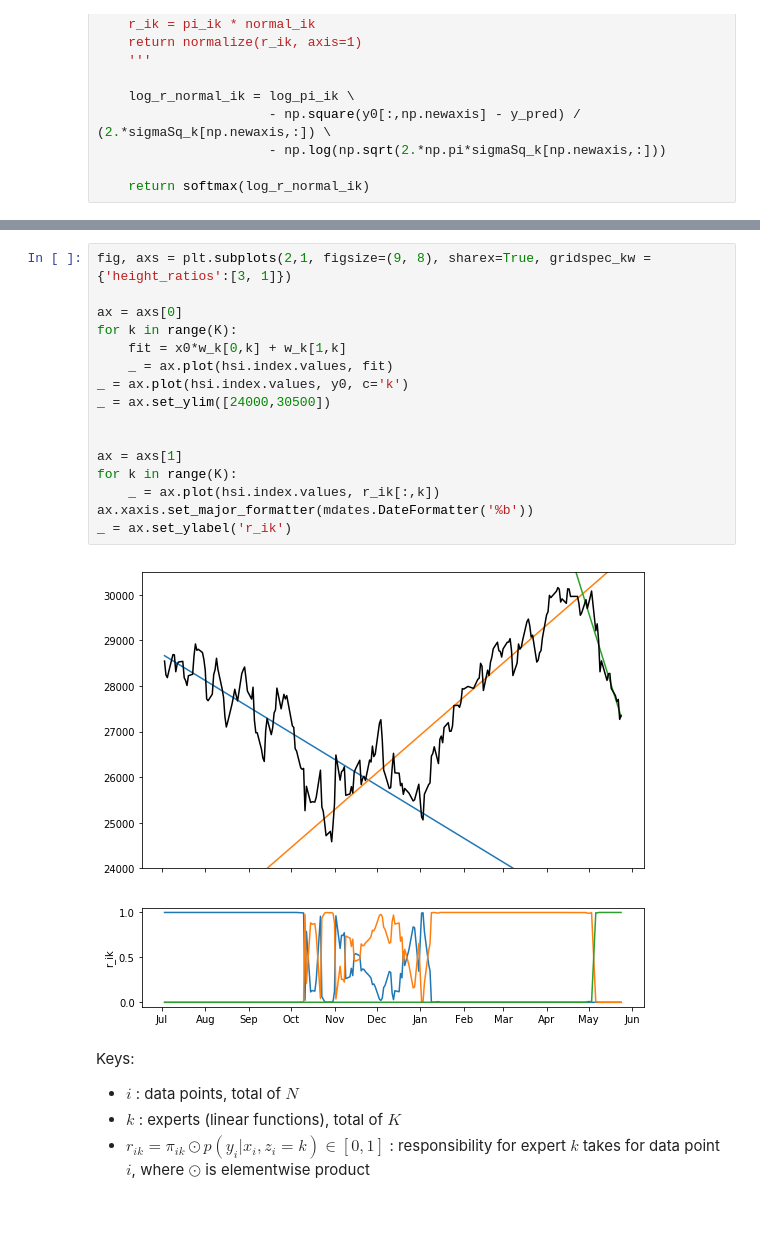
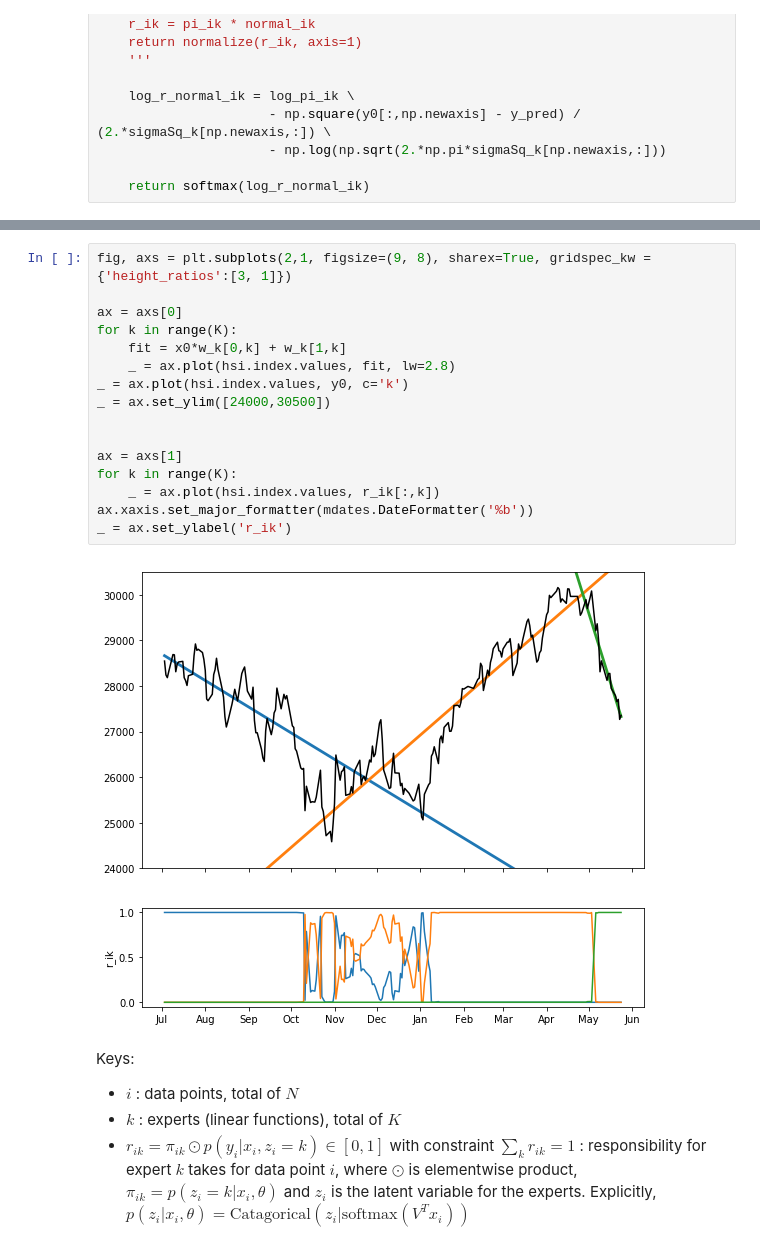
Before and after one commit to phcchan/invNN, a Jupyter notebook: piecewiseLinReg.ipynb, the cells around one changed output, grey strips where cells are left out. Saved outputs shown, nothing was run; the diff lists cells and outputs as text; blank space fills up the shorter version.

```diff
--- a/piecewiseLinReg.ipynb
+++ b/piecewiseLinReg.ipynb
@@ -157,24 +149,24 @@ r_ik
 # %%
 fig, axs = plt.subplots(2,1, figsize=(9, 8), sharex=True, gridspec_kw = {'height_ratios':[3, 1]})
 
 ax = axs[0]
 for k in range(K):
     fit = x0*w_k[0,k] + w_k[1,k]
-    _ = ax.plot(hsi.index.values, fit)
+    _ = ax.plot(hsi.index.values, fit, lw=2.8)
 _ = ax.plot(hsi.index.values, y0, c='k')
 _ = ax.set_ylim([24000,30500])
 
 
 ax = axs[1]
 for k in range(K):
     _ = ax.plot(hsi.index.values, r_ik[:,k])
 ax.xaxis.set_major_formatter(mdates.DateFormatter('%b'))
 _ = ax.set_ylabel('r_ik')
 # %% [output]
-[figure, old version]
+[figure, new version]
 # %% [markdown]
 Keys:
 
 - $i$ : data points, total of $N$
 - $k$ : experts (linear functions), total of $K$
-- $r_{ik} = \pi_{ik} \odot p(y_i|x_i, z_i=k) \in [0,1]$ : responsibility for expert $k$ takes for data point $i$, where $\odot$ is elementwise product
+- $r_{ik} = \pi_{ik} \odot p(y_i|x_i, z_i=k) \in [0,1]$ with constraint $\sum_k r_{ik} = 1$ : responsibility for expert $k$ takes for data point $i$, where $\odot$ is elementwise product, $\pi_{ik} = p(z_i=k|x_i,\theta)$ and $z_i$ is the latent variable for the experts. Explicitly, $p(z_i|x_i,\theta)=\mathrm{Catagorical}(z_i|\mathrm{softmax}(V^T x_i))$
```
Also changed, not shown: parts of 1 cell of this notebook.
